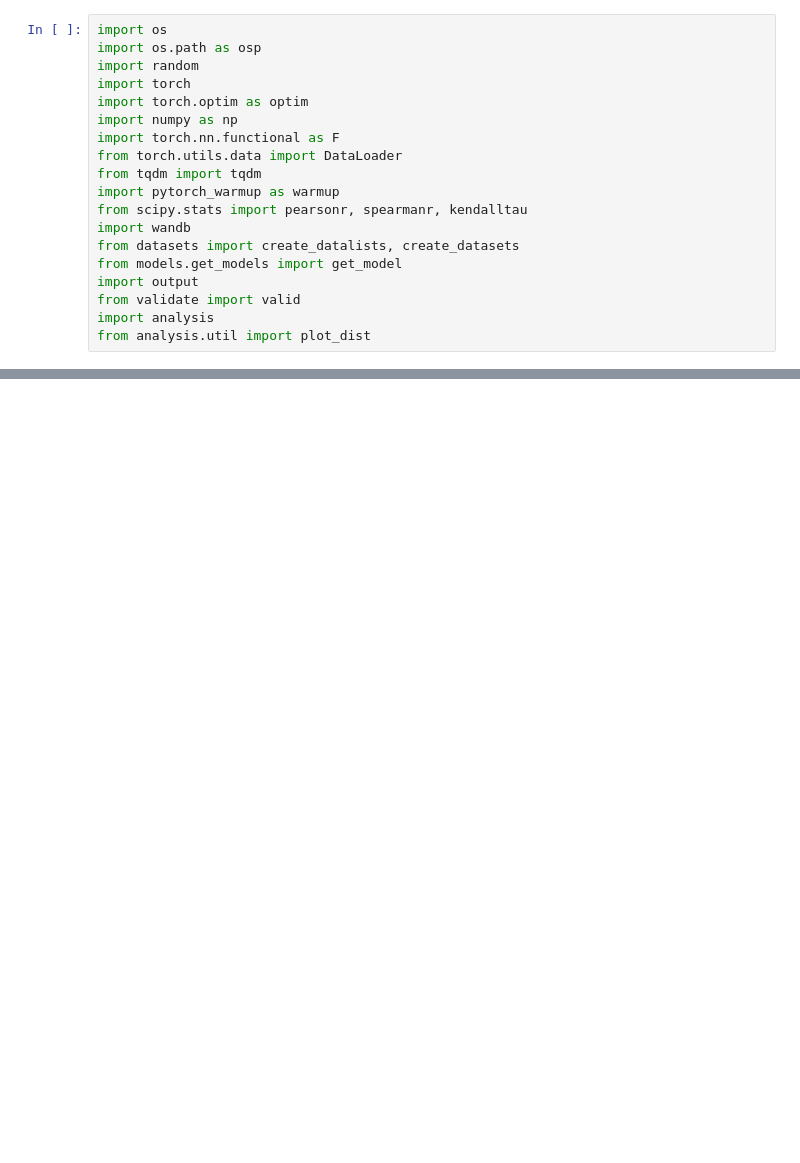
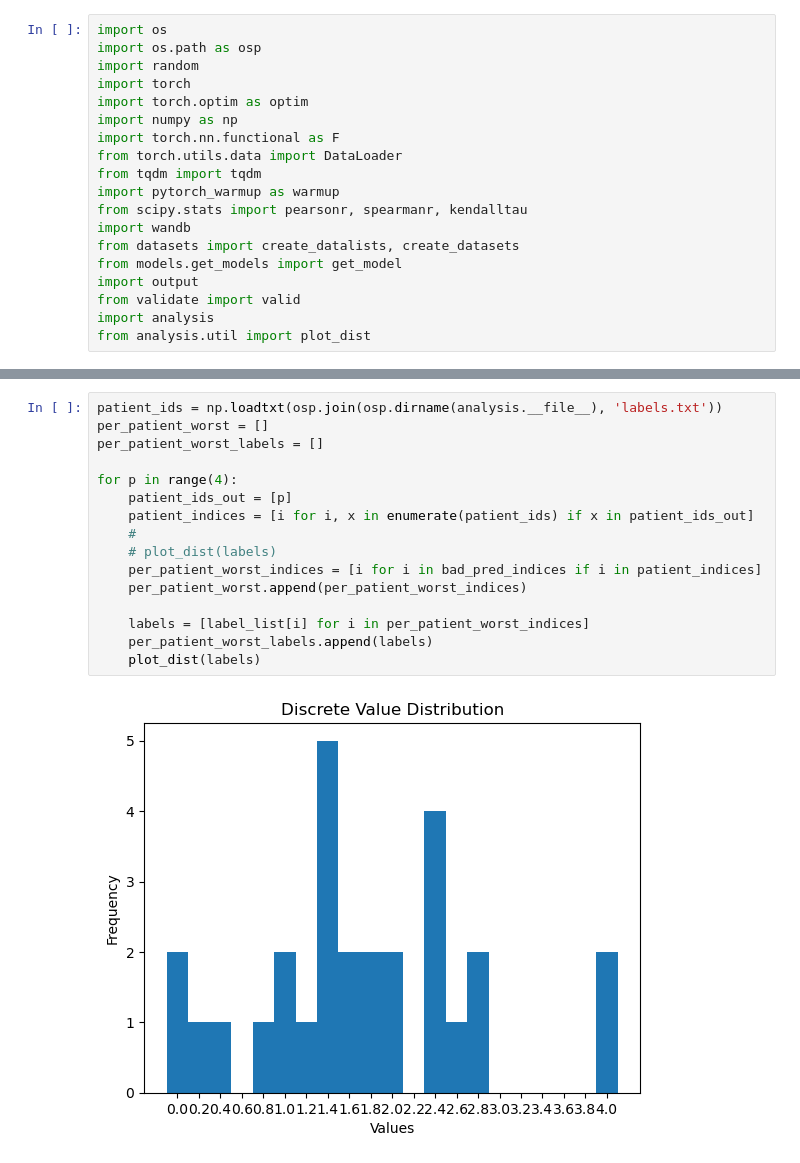
Before and after one commit to TeamEpochGithub/CTImageQuality, a Jupyter notebook: analysis/worst_preds_analysis.ipynb, the cells around one changed output, grey strips where cells are left out. Cells and saved outputs as stored; diff of their text form; blank space fills up the shorter version.

```diff
--- a/analysis/worst_preds_analysis.ipynb
+++ b/analysis/worst_preds_analysis.ipynb
@@ -90,0 +516,18 @@ for p in range(4):
+# %%
+patient_ids = np.loadtxt(osp.join(osp.dirname(analysis.__file__), 'labels.txt'))
+per_patient_worst = []
+per_patient_worst_labels = []
+
+for p in range(4):
+    patient_ids_out = [p]
+    patient_indices = [i for i, x in enumerate(patient_ids) if x in patient_ids_out]
+    #
+    # plot_dist(labels)
+    per_patient_worst_indices = [i for i in bad_pred_indices if i in patient_indices]
+    per_patient_worst.append(per_patient_worst_indices)
+
+    labels = [label_list[i] for i in per_patient_worst_indices]
+    per_patient_worst_labels.append(labels)
+    plot_dist(labels)
+# %% [output]
+[figure, added]
```
Also changed, not shown: parts of 7 cells of this notebook, 4 other files.
